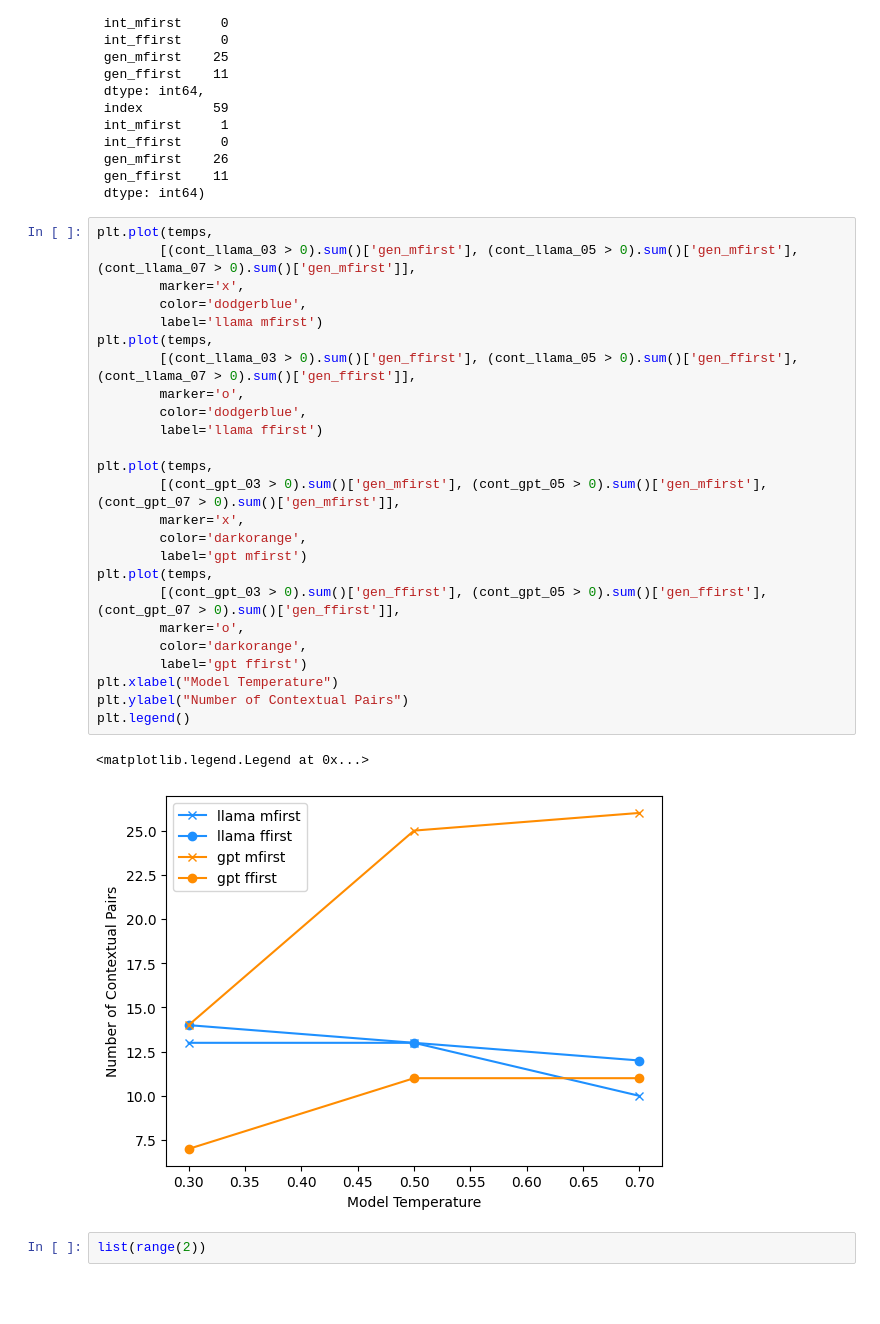
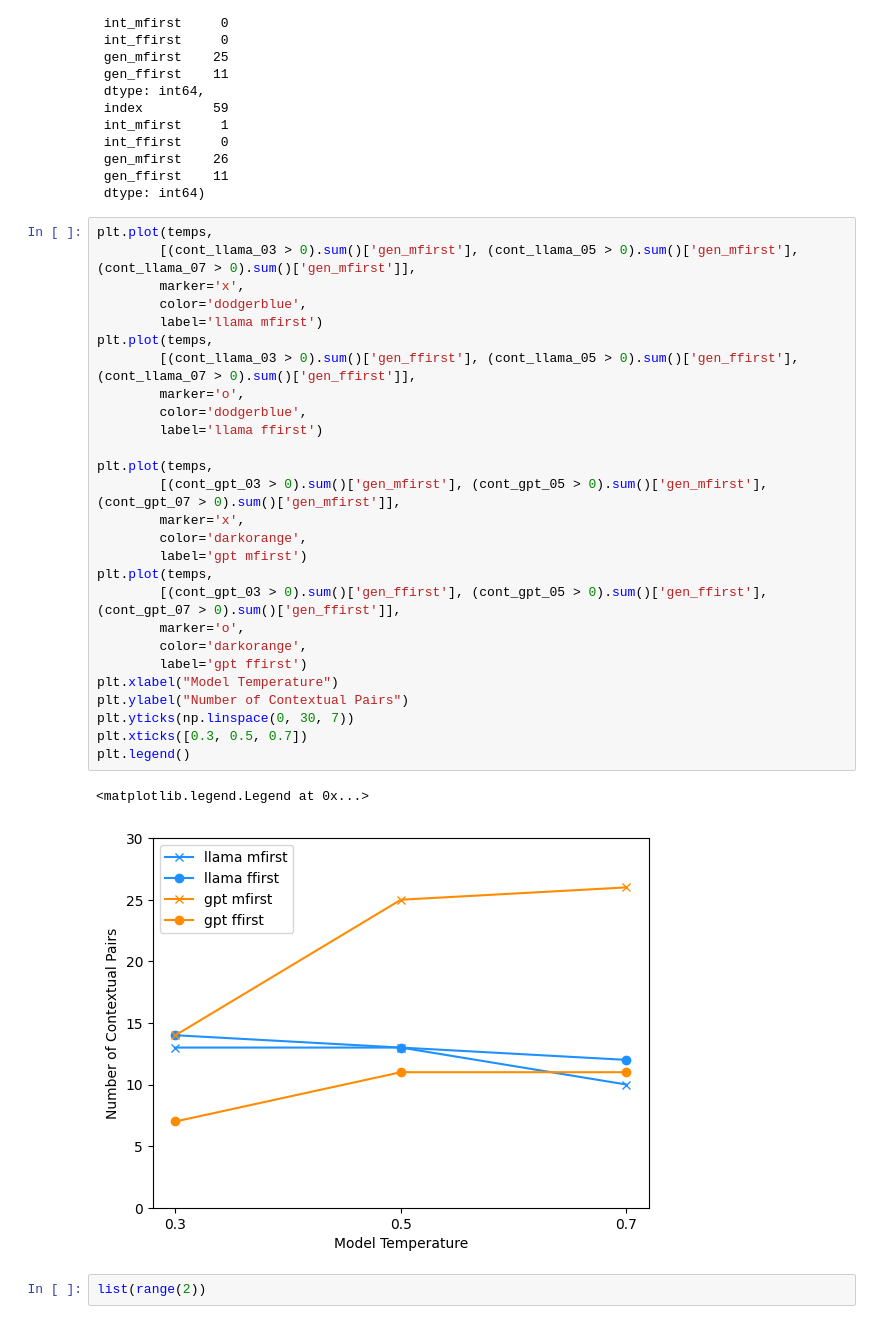
Before and after one commit to sagarkumar16/winogender_contextuality, a Jupyter notebook: notebooks/10-sk-bias-tests.ipynb, the cells around one changed output. Saved outputs shown, nothing was run; the diff lists cells and outputs as text; blank space fills up the shorter version.

```diff
--- a/notebooks/10-sk-bias-tests.ipynb
+++ b/notebooks/10-sk-bias-tests.ipynb
@@ -1716,31 +1410,33 @@ plt.tight_layout()
 # %%
 plt.plot(temps,
         [(cont_llama_03 > 0).sum()['gen_mfirst'], (cont_llama_05 > 0).sum()['gen_mfirst'], (cont_llama_07 > 0).sum()['gen_mfirst']],
         marker='x',
         color='dodgerblue',
         label='llama mfirst')
 plt.plot(temps,
         [(cont_llama_03 > 0).sum()['gen_ffirst'], (cont_llama_05 > 0).sum()['gen_ffirst'], (cont_llama_07 > 0).sum()['gen_ffirst']],
         marker='o',
         color='dodgerblue',
         label='llama ffirst')
 
 plt.plot(temps,
         [(cont_gpt_03 > 0).sum()['gen_mfirst'], (cont_gpt_05 > 0).sum()['gen_mfirst'], (cont_gpt_07 > 0).sum()['gen_mfirst']],
         marker='x',
         color='darkorange',
         label='gpt mfirst')
 plt.plot(temps,
         [(cont_gpt_03 > 0).sum()['gen_ffirst'], (cont_gpt_05 > 0).sum()['gen_ffirst'], (cont_gpt_07 > 0).sum()['gen_ffirst']],
         marker='o',
         color='darkorange',
         label='gpt ffirst')
 plt.xlabel("Model Temperature")
 plt.ylabel("Number of Contextual Pairs")
+plt.yticks(np.linspace(0, 30, 7))
+plt.xticks([0.3, 0.5, 0.7])
 plt.legend()
 # %% [output]
 <matplotlib.legend.Legend at 0x...>
-[figure, old version]
+[figure, new version]
 # %%
 list(range(2))
 # %% [output]
```
Also changed, not shown: parts of 25 cells of this notebook, 1 other file.
